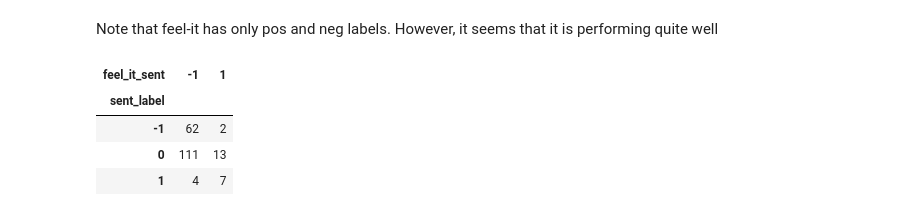
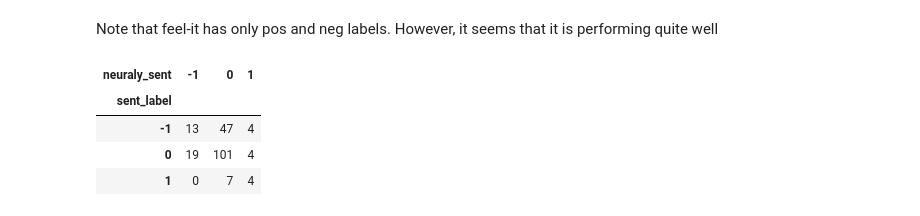
Before and after one commit to OmdenaAI/trieste-italy-long-covid, a Jupyter notebook: src/tasks/task-6-sentiment_analysis-text_classification-topic_modeling/Compare sentiment analysis HF models with italian language.ipynb, the cells around one changed output. Cells and saved outputs as stored; diff of their text form; code cells hidden in the pictures.

```diff
--- a/src/tasks/task-6-sentiment_analysis-text_classification-topic_modeling/Compare sentiment analysis HF models with italian language.ipynb
+++ b/src/tasks/task-6-sentiment_analysis-text_classification-topic_modeling/Compare sentiment analysis HF models with italian language.ipynb
@@ -52,13 +63,13 @@ headers = {"Authorization": "Bearer %s" % (hf_token)}
 
 def analysis(data):
     payload = dict(inputs=data, options=dict(wait_for_model=True))
-    response = requests.post(API_URL, headers=headers, json=payload)
+    response = session.post(API_URL, headers=headers, json=payload)
     return response.json()
 # %% [markdown]
 Let's do sentiment analysis on each tweet
 # %%
 tweets_analysis = []
-for tweet in data.Tweet:
+for tweet in tqdm(data.Tweet):
     try:
         sentiment_result = analysis(tweet)[0]
         top_sentiment = max(sentiment_result, key=lambda x: x['score']) # Get the sentiment with the higher score
@@ -309,7 +339,7 @@ def analysis(data):
 Let's do sentiment analysis on each tweet
 # %%
 tweets_analysis = []
-for tweet in tqdm(data.Tweet[0:3]):
+for tweet in tqdm(data.Tweet):
     try:
         sentiment_result = analysis(tweet)[0]
         top_sentiment = max(sentiment_result, key=lambda x: x['score']) # Get the sentiment with the higher score
@@ -356,7 +394,7 @@ dtype: int64
 # %%
 data = data.reset_index(drop = True)
 
-data = data.assign(feel_it_sent = df.sentiment)
+data = data.assign(neuraly_sent = df.sentiment)
 # %%
 data.head()
 # %% [output]
@@ -369,10 +407,10 @@ data.head()
 # %% [markdown]
 Note that feel-it has only pos and neg labels. However, it seems that it is performing quite well
 # %%
-pd.crosstab(data['sent_label'], data['feel_it_sent'])
+pd.crosstab(data['sent_label'], data['neuraly_sent'])
 # %% [output]
-| feel_it_sent | -1 | 1 |
-| sent_label |  |  |
-| -1 | 62 | 2 |
-| 0 | 111 | 13 |
-| 1 | 4 | 7 |
+| neuraly_sent | -1 | 0 | 1 |
+| sent_label |  |  |  |
+| -1 | 13 | 47 | 4 |
+| 0 | 19 | 101 | 4 |
+| 1 | 0 | 7 | 4 |
```
Also changed, not shown: parts of 17 cells of this notebook, 3 other files.
